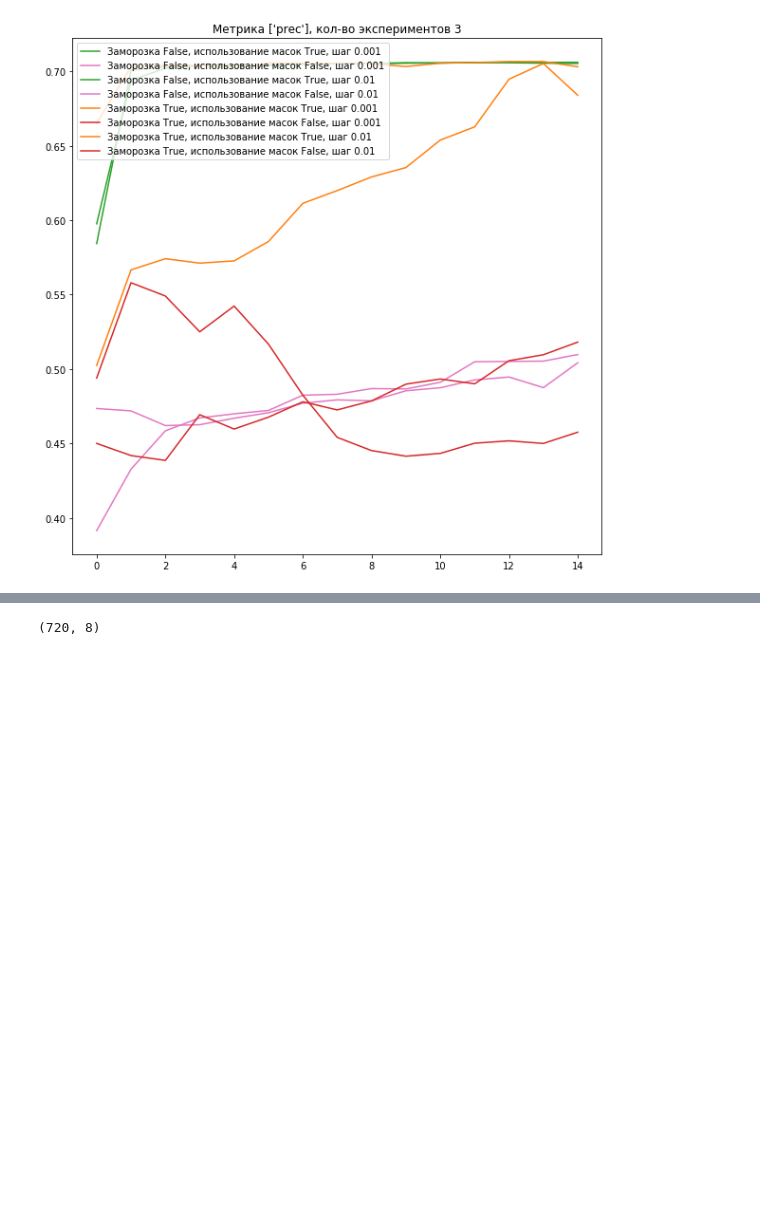
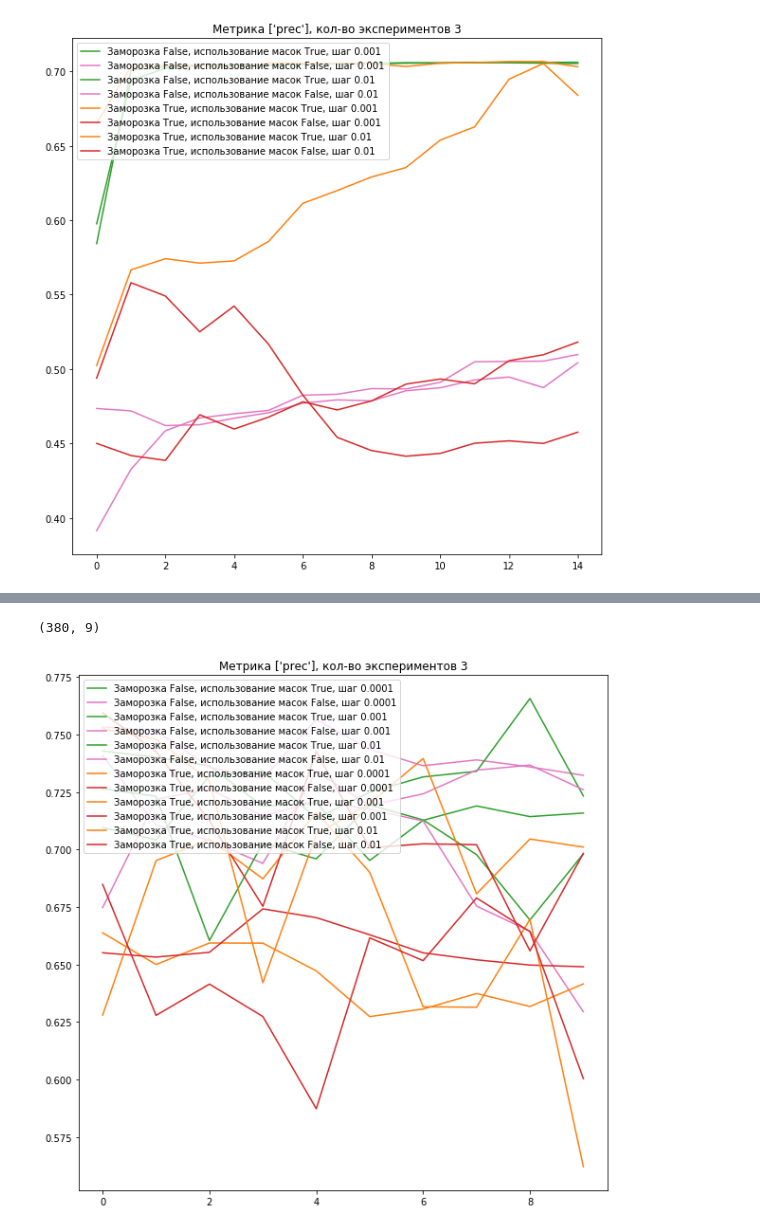
Before and after one commit to tanyapole/segmentation-as-additional-channels, a Jupyter notebook: Notebooks/Results.ipynb, the cells around one changed output, grey strips where cells are left out. Cells and saved outputs as stored; diff of their text form; code cells hidden in the pictures; blank space fills up the shorter version.

```diff
--- a/Notebooks/Results.ipynb
+++ b/Notebooks/Results.ipynb
@@ -156,0 +165,5 @@ file.head()
+# %%
+path = '../Results/06 15:41/'
+name = 'results.csv'
+file = pd.read_csv(os.path.join(path, name), sep=',')
+file.head()
@@ -157,4 +177,8 @@ file.head()
 # %%
 file.shape
 # %% [output]
-(720, 8)
+(380, 9)
+# %%
+plot_graph_metric_spec(file, train_mode='valid', metric=['prec'])
+# %% [output]
+[figure, added]
```
Also changed, not shown: parts of 6 cells of this notebook, 3 other files.
